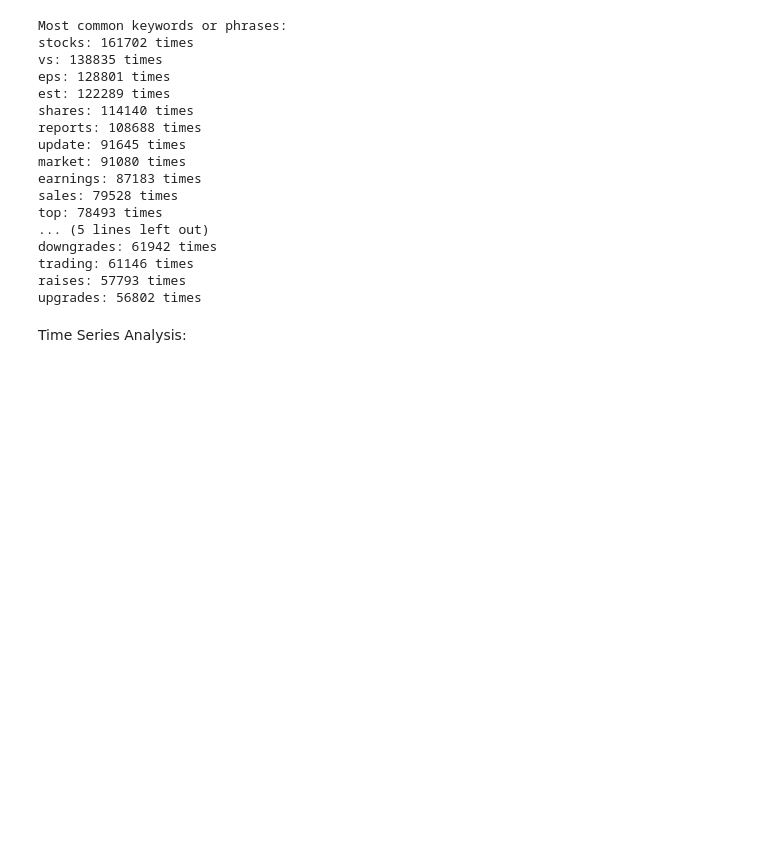
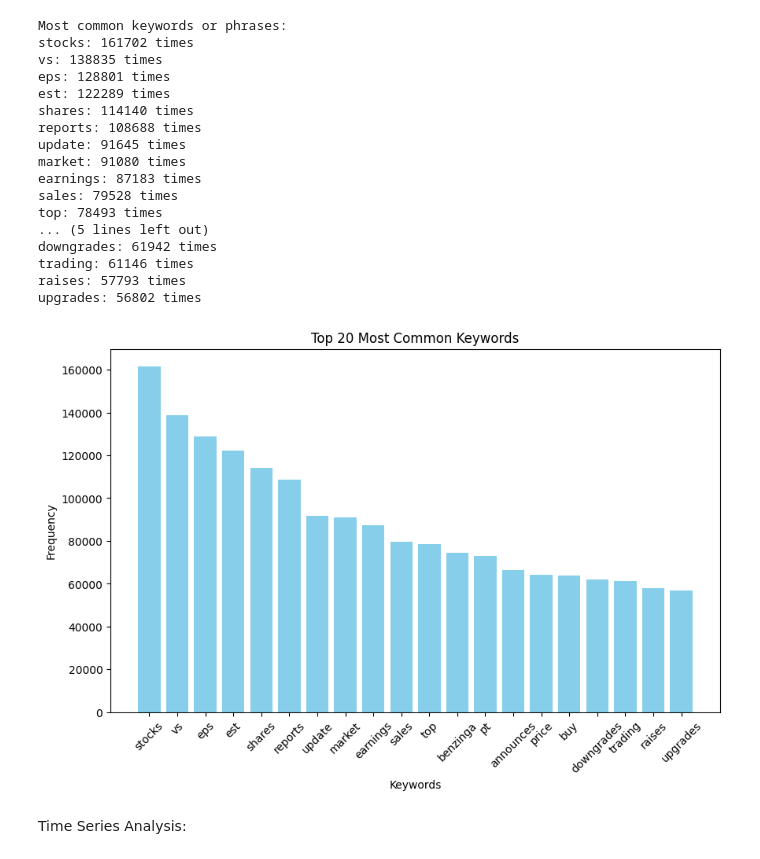
Before and after one commit to tesfayefekadu/kifiya_week_1, a Jupyter notebook: notebooks/Eda_analysis.ipynb, the cells around one changed output. Saved outputs shown, nothing was run; the diff lists cells and outputs as text; code cells hidden in the pictures; blank space fills up the shorter version.

```diff
--- a/notebooks/Eda_analysis.ipynb
+++ b/notebooks/Eda_analysis.ipynb
@@ -219,6 +219,19 @@ downgrades: 61942 times
 trading: 61146 times
 raises: 57793 times
 upgrades: 56802 times
+# %%
+# Visualization
+words, freqs = zip(*common_words)  # Unpack words and frequencies
+
+plt.figure(figsize=(10, 6))  # Set the figure size
+plt.bar(words, freqs, color='skyblue')  # Create a bar chart
+plt.xlabel('Keywords')  # Label for x-axis
+plt.ylabel('Frequency')  # Label for y-axis
+plt.title('Top 20 Most Common Keywords')  # Chart title
+plt.xticks(rotation=45)  # Rotate x-axis labels for better readability
+plt.show()  # Display the chart
+# %% [output]
+[figure, added]
 # %% [markdown]
 Time Series Analysis:
 # %%
```
Also changed, not shown: parts of 12 cells of this notebook, 1 other file.
